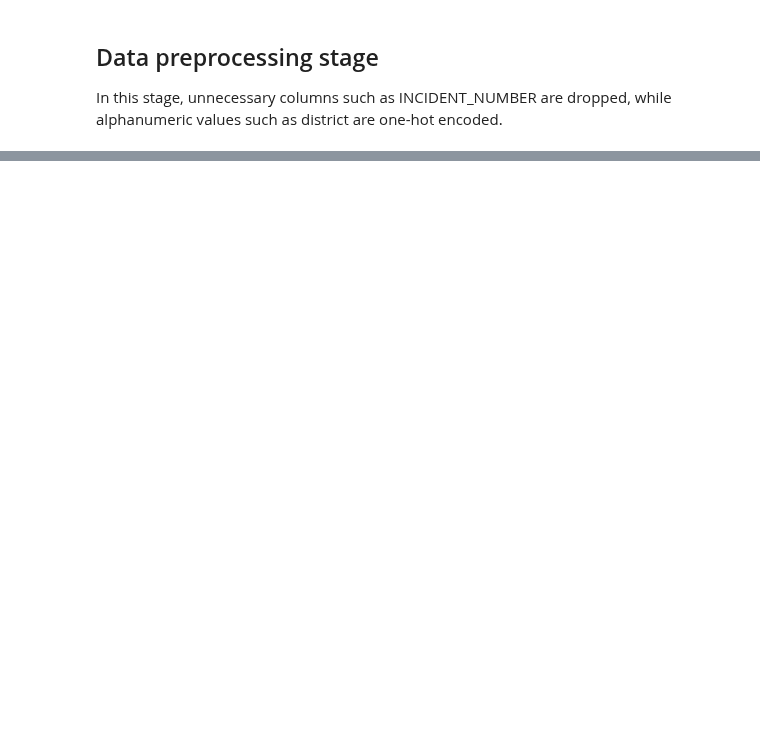
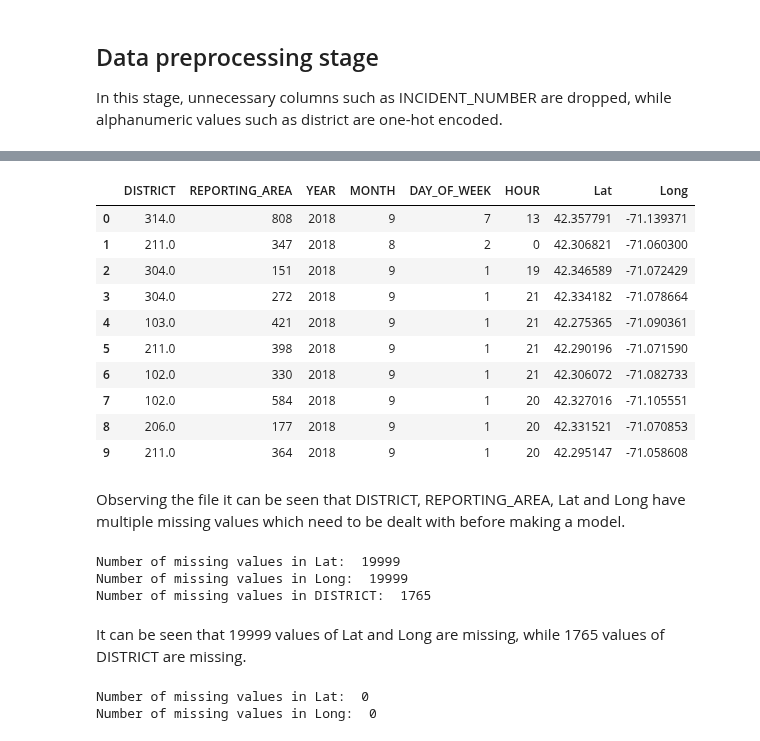
Before and after one commit to Srujgit/CrimeAnalysis, a Jupyter notebook: CrimesInBoston.ipynb, the cells around one changed output, grey strips where cells are left out. Drawn from its saved outputs; the diff is of its cells as text; code cells hidden in the pictures; blank space fills up the shorter version.

```diff
--- a/CrimesInBoston.ipynb
+++ b/CrimesInBoston.ipynb
@@ -52,2 +47,0 @@ Instances with offense codes above 3000 are dropped
-# %%
-df = df[~df['OFFENSE_CODE'].isin(range(3000, 3900))]
@@ -95,0 +50,12 @@ for i in df['OFFENSE_CODE']:
+# %%
+dayEncoder = {
+    'Monday': 1,
+    'Tuesday': 2,
+    'Wednesday': 3,
+    'Thursday': 4,
+    'Friday': 5,
+    'Saturday': 6,
+    'Sunday': 7
+}
+
+df['DAY_OF_WEEK'] = df['DAY_OF_WEEK'].map(dayEncoder)
@@ -95,0 +87,65 @@ for i in df['OFFENSE_CODE']:
+# %%
+def districtEncoder(district_str):
+    d_str = str(district_str)
+    if d_str != 'nan':
+      district_letter = d_str[0]
+      district_number = int(d_str[1:])
+
+      if district_letter == 'A':
+          return district_number
+      elif district_letter == 'B':
+          return 100 + district_number
+      elif district_letter == 'C':
+          return 200 + district_number
+      elif district_letter == 'D':
+          return 300 + district_number
+      else :
+        return 400+ district_number
+
+    else:
+      district_str = float(district_str)
+      return None
+
+df['DISTRICT'] = df['DISTRICT'].apply(districtEncoder)
+# %%
+df.head(10)
+# %% [output]
+|  | DISTRICT | REPORTING_AREA | YEAR | MONTH | DAY_OF_WEEK | HOUR | Lat | Long |
+| 0 | 314.0 | 808 | 2018 | 9 | 7 | 13 | 42.357791 | -71.139371 |
+| 1 | 211.0 | 347 | 2018 | 8 | 2 | 0 | 42.306821 | -71.060300 |
+| 2 | 304.0 | 151 | 2018 | 9 | 1 | 19 | 42.346589 | -71.072429 |
+| 3 | 304.0 | 272 | 2018 | 9 | 1 | 21 | 42.334182 | -71.078664 |
+| 4 | 103.0 | 421 | 2018 | 9 | 1 | 21 | 42.275365 | -71.090361 |
+| 5 | 211.0 | 398 | 2018 | 9 | 1 | 21 | 42.290196 | -71.071590 |
+| 6 | 102.0 | 330 | 2018 | 9 | 1 | 21 | 42.306072 | -71.082733 |
+| 7 | 102.0 | 584 | 2018 | 9 | 1 | 20 | 42.327016 | -71.105551 |
+| 8 | 206.0 | 177 | 2018 | 9 | 1 | 20 | 42.331521 | -71.070853 |
+| 9 | 211.0 | 364 | 2018 | 9 | 1 | 20 | 42.295147 | -71.058608 |
+# %% [markdown]
+Observing the file it can be seen that DISTRICT, REPORTING_AREA, Lat and Long have multiple missing values which need to be dealt with before making a model.
+# %%
+missing_vals = df['Lat'].isna().sum()
+print("Number of missing values in Lat: ", missing_vals)
+
+missing_vals = df['Long'].isna().sum()
+print("Number of missing values in Long: ", missing_vals)
+
+missing_vals = df['DISTRICT'].isna().sum()
+print("Number of missing values in DISTRICT: ", missing_vals)
+# %% [output]
+Number of missing values in Lat:  19999
+Number of missing values in Long:  19999
+Number of missing values in DISTRICT:  1765
+# %% [markdown]
+It can be seen that 19999 values of Lat and Long are missing, while 1765 values of DISTRICT are missing.
+# %%
+df['Lat'] = df['Lat'].fillna(df['Lat'].median())
+df['Long'] = df['Long'].fillna(df['Long'].median())
+
+missing_vals = df['Lat'].isna().sum()
+print("Number of missing values in Lat: ", missing_vals)
+missing_vals = df['Long'].isna().sum()
+print("Number of missing values in Long: ", missing_vals)
+# %% [output]
+Number of missing values in Lat:  0
+Number of missing values in Long:  0
```
Also changed, not shown: parts of 14 cells of this notebook.
